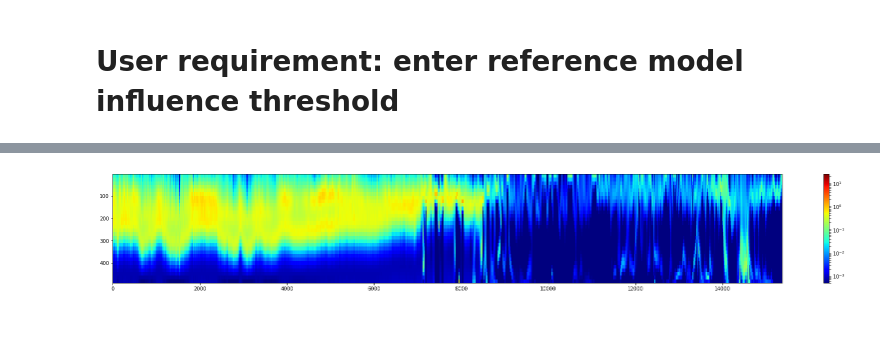
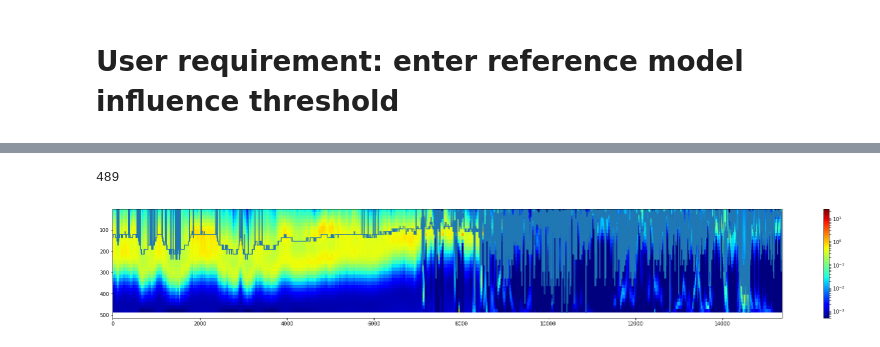
Before and after one commit to erin-telfer/aem_repo, a Jupyter notebook: Depth_of_investigation.ipynb, the cells around one changed output, grey strips where cells are left out. Saved outputs shown, nothing was run; the diff lists cells and outputs as text; code cells hidden in the pictures.

```diff
--- a/Depth_of_investigation.ipynb
+++ b/Depth_of_investigation.ipynb
@@ -99 +81,17 @@ northing_column = northing_column-1
+# %%
+#location variables are defined
+
+EM_column_min= EM_column_min - 1 #Set the first location of EM column within input datafile
+EM_column_max= EM_column_min + reference_layers #Set location of final EM column within input datafile
+
+depth_column_min= depth_column_min - 1 #Set the first location of depth column within input datafile
+depth_column_max= depth_column_min + reference_layers # set location of final depth column within input datafile
+
+elevation_column_max=elevation_column_min + 1 #Set location of final depth column within input datafile
+
+line_column = line_column-1 #Set the location of the line title column within input datafile
+
+easting_column =easting_column-1  #Set the location of the easting column within input datafile
+
+northing_column = northing_column-1 #Set the location of the northing column within input datafile
 # %%
@@ -110,10 +110,10 @@ data_2=input_data_2.iloc[:,EC_column_min:EC_column_max].transpose().reset_index(
 # %%
-# Import and format depth details
-depth=input_data_1.iloc[1:2,depth_column_min:depth_column_max].transpose().reset_index(drop=True)
-depth[1].iloc[-1] = depth[1].iloc[-2]
-depth=np.cumsum(depth)
-dt=int(depth[1].iloc[0])
-db=int(depth[1].iloc[-1])
-
-#Import elevation offset
-elevation=input_data_1.iloc[:,elevation_column_min:elevation_column_max].squeeze()
+#Import and format depth/thickness data
+thickness=input_data_1.iloc[1:2,depth_column_min:depth_column_max].transpose().reset_index(drop=True) #Locate thickness data, transpose and set index
+thickness[1].iloc[-1] = thickness[1].iloc[-2] #Set the last thickness value as the second-to-last thickness value
+depth=np.cumsum(thickness) #Create a cumulative sum of depth values
+first_depth=int(depth[1].iloc[0]) #Set variable made of first depth
+last_depth=int(depth[1].iloc[-1]) #Set variable of the last depth
+last_depth
+# %% [output]
+489
@@ -130,15 +133,15 @@ doi=doi.idxmin(axis=0)
 # %%
-#create a figure that shows EC profile and depth of investigation line for one dataset
-plt.figure(figsize =(30,4)) #set size of figure
-norm=mpl.colors.LogNorm(vmin=0.0005, vmax=25.01000)#set min and max EC values
-im = plt.imshow(data_1, aspect='auto', extent=[0,(datlen-1),db,dt],
+#Create an EC profile figure (for one dataset) that contains the DOI line.
+plt.figure(figsize =(30,4)) #Set size of figure
+norm=mpl.colors.LogNorm(vmin=0.0005, vmax=25.01000) #Set min and max EC values
+im = plt.imshow(data_1, aspect='auto', extent=[0,(datlen-1),last_depth,first_depth],
                  norm=norm,
-                 cmap=cm.jet) #plot details
-#plt.plot(doi) #add depth of investigation line
+                 cmap=cm.jet) #figure details
+plt.plot(doi) #add depth of investigation line
 plt.colorbar(im) #add colourbar
 plt.show() #show plot
 # %% [output]
-[figure, old version]
+[figure, new version]
 # %%
 #create and save a .csv that contains depth of investigation data for input into Discover PA software
 rl=doi.subtract(elevation).to_frame() #subtract elevation data from depth of investigation
```
Also changed, not shown: parts of 21 cells of this notebook.
